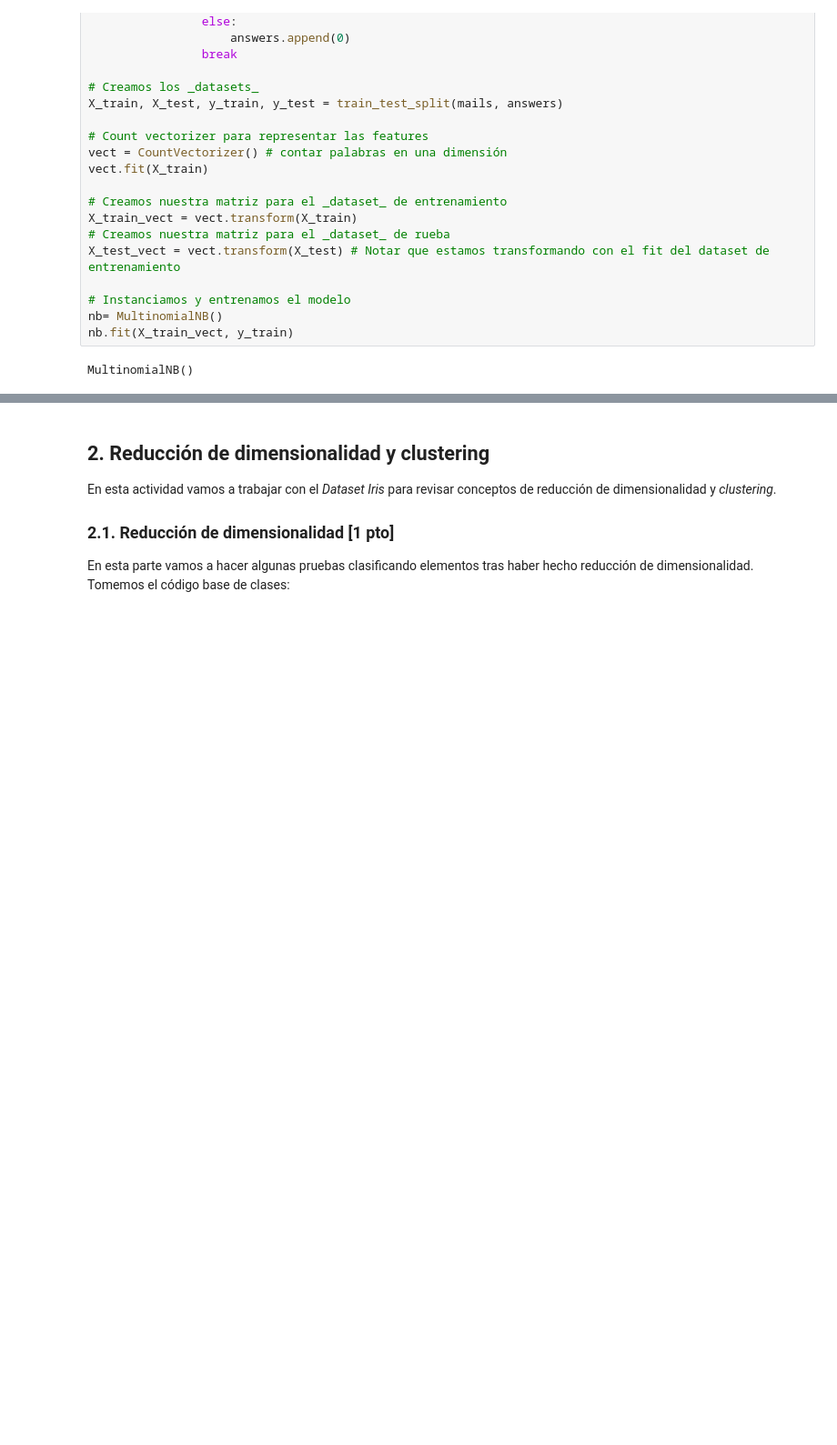
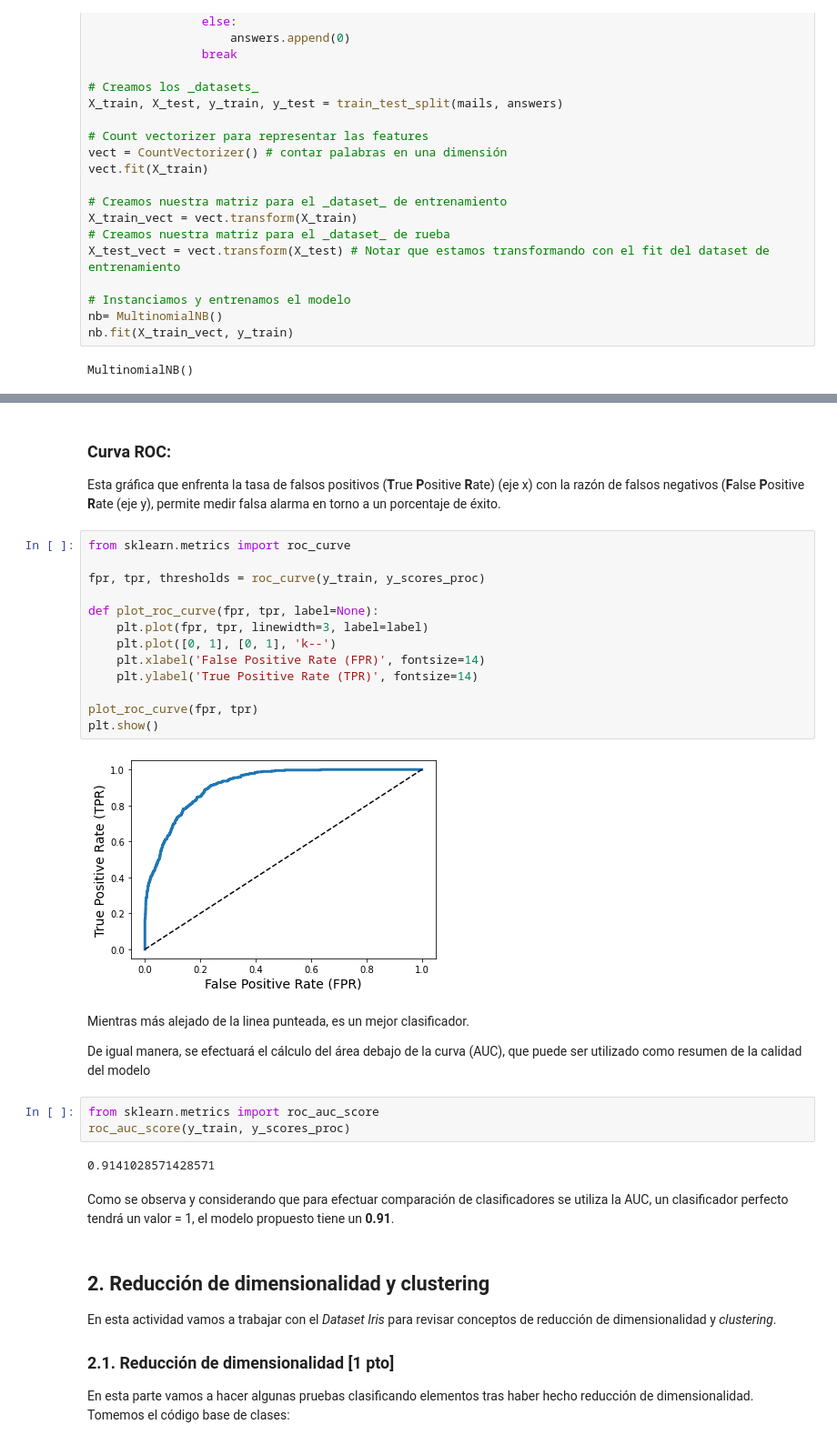
Before and after one commit to educarrascov/MIA_MachineLearning, a Jupyter notebook: 0. Trabajo Final MIA/Actividad Final educarrascov.ipynb, the cells around one changed output, grey strips where cells are left out. Shown at 91% size. Cells and saved outputs as stored; diff of their text form; blank space fills up the shorter version.

```diff
--- a/0. Trabajo Final MIA/Actividad Final educarrascov.ipynb
+++ b/0. Trabajo Final MIA/Actividad Final educarrascov.ipynb
@@ -171,3 +255,33 @@ def plot_precision_recall_vs_threshold(precisions, recalls, thresholds):
+# %% [markdown]
+### Curva ROC:
+
+Esta gráfica que enfrenta la tasa de falsos positivos (**T**rue **P**ositive **R**ate) (eje x) con la razón de falsos negativos (**F**alse **P**ositive **R**ate (eje y), permite medir falsa alarma en torno a un porcentaje de éxito.
+# %%
+from sklearn.metrics import roc_curve
+
+fpr, tpr, thresholds = roc_curve(y_train, y_scores_proc)
+
+def plot_roc_curve(fpr, tpr, label=None):
+    plt.plot(fpr, tpr, linewidth=3, label=label)
+    plt.plot([0, 1], [0, 1], 'k--')
+    plt.xlabel('False Positive Rate (FPR)', fontsize=14)
+    plt.ylabel('True Positive Rate (TPR)', fontsize=14)
+
+plot_roc_curve(fpr, tpr)
+plt.show()
+# %% [output]
+[figure, added]
+# %% [markdown]
+Mientras más alejado de la linea punteada, es un mejor clasificador.
+
+De igual manera, se efectuará el cálculo del área debajo de la curva (AUC), que puede ser utilizado como resumen de la calidad del modelo
+# %%
+from sklearn.metrics import roc_auc_score
+roc_auc_score(y_train, y_scores_proc)
+# %% [output]
+0.9141028571428571
+# %% [markdown]
+Como se observa y considerando que para efectuar comparación de clasificadores se utiliza la AUC, un clasificador perfecto tendrá un valor = 1, el modelo propuesto tiene un **0.91**.
 # %% [markdown]
 ## 2. Reducción de dimensionalidad y clustering
 
```
Also changed, not shown: parts of 33 cells of this notebook, 1 other file.
